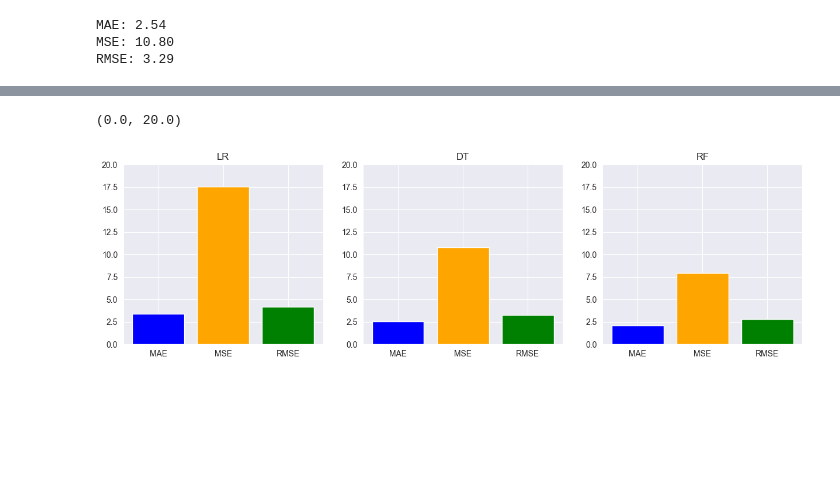
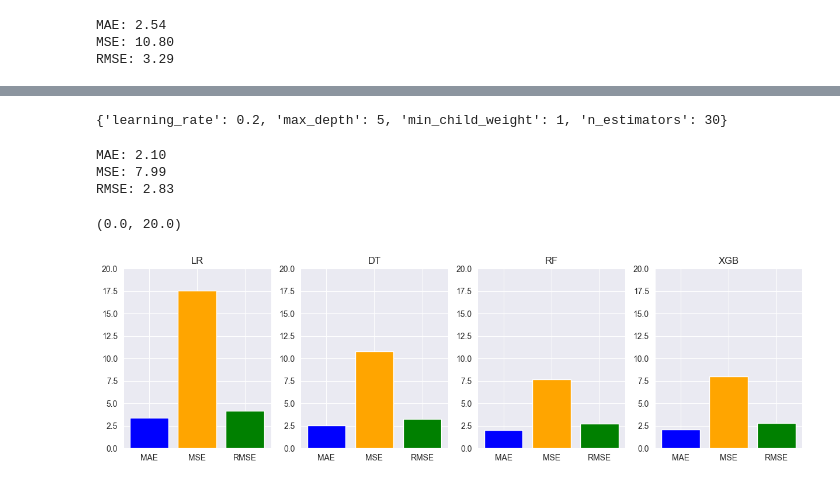
Before and after one commit to Aliakbar-omidi/UCI, a Jupyter notebook: main.ipynb, the cells around one changed output, grey strips where cells are left out. Saved outputs shown, nothing was run; the diff lists cells and outputs as text; code cells hidden in the pictures; blank space fills up the shorter version.

```diff
--- a/main.ipynb
+++ b/main.ipynb
@@ -200,8 +201,7 @@ param_grid_rf = {
 grid_rf = GridSearchCV(RandomForestRegressor(),
                        param_grid=param_grid_rf,
                        scoring='neg_mean_absolute_error',
-                       cv=5,
-                       n_jobs=-1)
+                       cv=5, n_jobs=-1)
 grid_rf.fit(x_train, y_train)
 
 best_param_rf = grid_rf.best_params_
@@ -228,27 +228,68 @@ RMSE: 2.82
+# %%
+param_grid_xgb = {
+    'n_estimators': [10, 20, 30],
+    'max_depth': [3, 5, 7],
+    'learning_rate': [0.01, 0.1, 0.2],
+    'min_child_weight': [1, 5, 10]
+}
+
+grid_xgb = GridSearchCV(XGBRegressor(),
+                        param_grid=param_grid_xgb,
+                        scoring='neg_mean_absolute_error',
+                        cv=5, n_jobs=-1)
+
+grid_xgb.fit(x_train, y_train)
+best_param_xgb = grid_xgb.best_params_
+print(best_param_xgb)
+# %% [output]
+{'learning_rate': 0.2, 'max_depth': 5, 'min_child_weight': 1, 'n_estimators': 30}
+# %%
+best_xgb_reg = XGBRegressor(**best_param_xgb)
+
+best_xgb_reg.fit(x_train, y_train)
+y_pred = best_xgb_reg.predict(x_test)
+
+xgb_mae = mean_absolute_error(y_test, y_pred)
+xgb_mse = mean_squared_error(y_test, y_pred)
+xgb_rmse = xgb_mse ** 0.5
+
+print(f"MAE: {xgb_mae:.2f}")
+print(f"MSE: {xgb_mse:.2f}")
+print(f"RMSE: {xgb_rmse:.2f}")
+# %% [output]
+MAE: 2.10
+MSE: 7.99
+RMSE: 2.83
 # %%
 metrics = ['MAE', 'MSE', 'RMSE']
 values_lr = [lr_mae, lr_mse, lr_rmse]
 values_dt = [dt_mae, dt_mse, dt_rmse]
 values_rf = [rf_mae, rf_mse, rf_rmse]
+values_xgb = [xgb_mae, xgb_mse, xgb_rmse]
 
 colors = ['blue', 'orange', 'green']
 
 plt.figure(figsize=(15, 4))
 
-plt.subplot(1, 3, 1)
+plt.subplot(1, 4, 1)
 plt.bar(metrics, values_lr, color=colors)
 plt.title('LR')
 plt.ylim(0, 20)
 
-plt.subplot(1, 3, 2)
+plt.subplot(1, 4, 2)
 plt.bar(metrics, values_dt, color=colors)
 plt.title('DT')
 plt.ylim(0, 20)
 
-plt.subplot(1, 3, 3)
+plt.subplot(1, 4, 3)
 plt.bar(metrics, values_rf, color=colors)
 plt.title('RF')
 plt.ylim(0, 20)
+
+plt.subplot(1, 4, 4)
+plt.bar(metrics, values_xgb, color=colors)
+plt.title('XGB')
+plt.ylim(0, 20)
 # %% [output]
 (0.0, 20.0)
-[figure, old version]
+[figure, new version]
```
Also changed, not shown: parts of 5 cells of this notebook.
